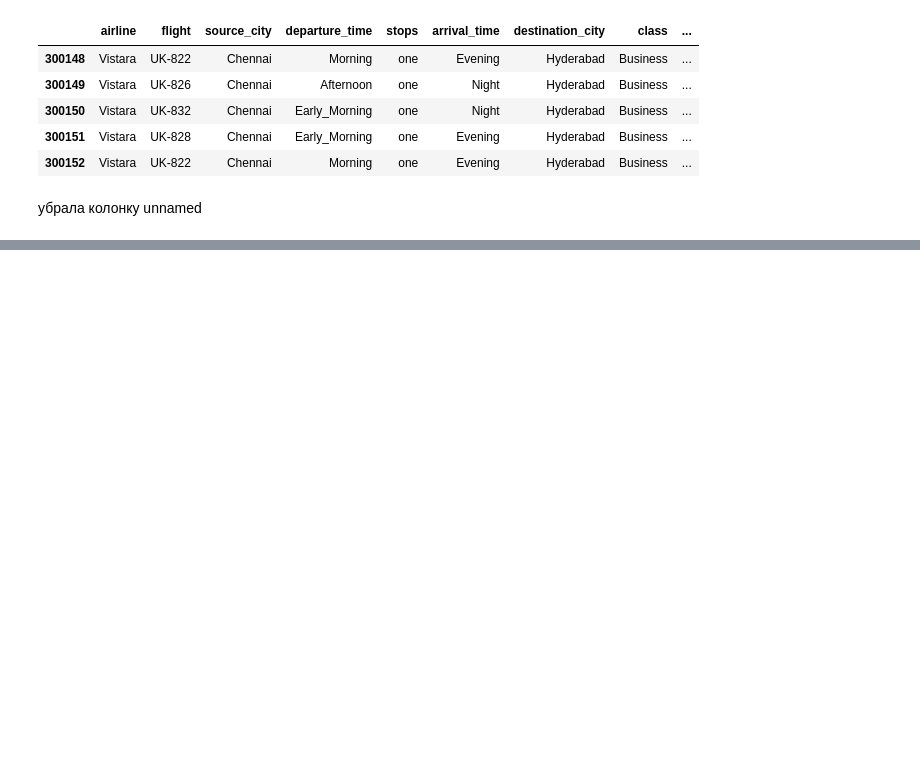
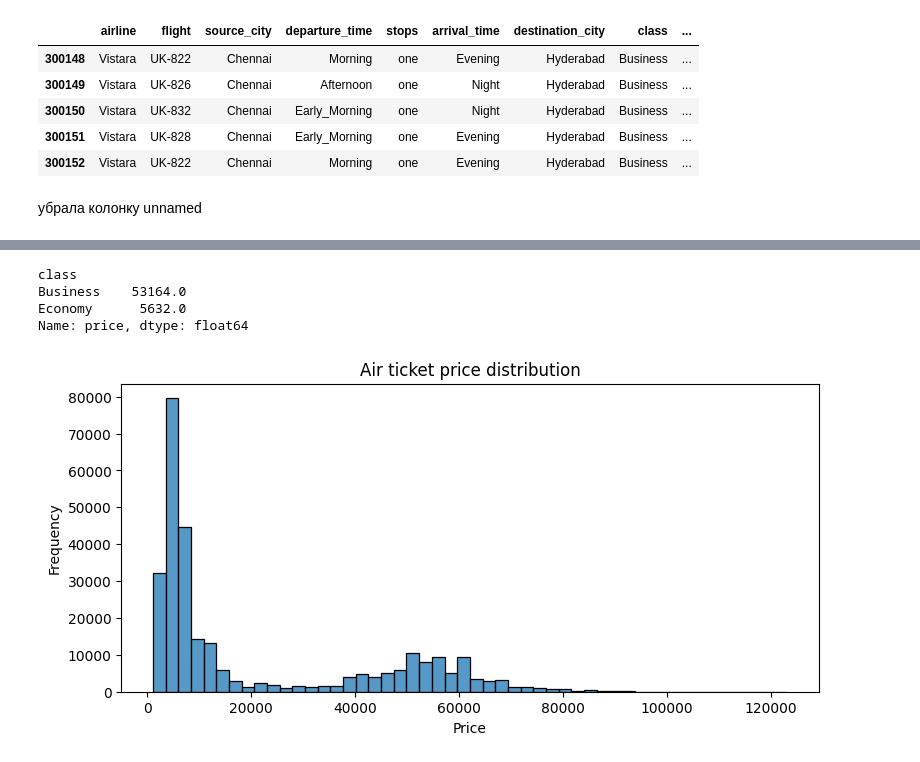
Before and after one commit to sofyakazykina/Flight-Price-Prediction, a Jupyter notebook: flight_analysis.ipynb, the cells around one changed output, grey strips where cells are left out. Drawn from its saved outputs; the diff is of its cells as text; code cells hidden in the pictures; blank space fills up the shorter version.

```diff
--- a/flight_analysis.ipynb
+++ b/flight_analysis.ipynb
@@ -84,0 +218,17 @@ df.tail()
+# %%
+df.groupby("airline")["price"].mean()
+df.groupby("class")["price"].median()
+# %% [output]
+class
+Business    53164.0
+Economy      5632.0
+Name: price, dtype: float64
+# %%
+plt.figure(figsize=(9,4))
+sns.histplot(df['price'], bins=50)
+plt.title('Air ticket price distribution')
+plt.xlabel('Price')
+plt.ylabel('Frequency')
+plt.show()
+# %% [output]
+[figure, added]
```
Also changed, not shown: parts of 20 cells of this notebook.
